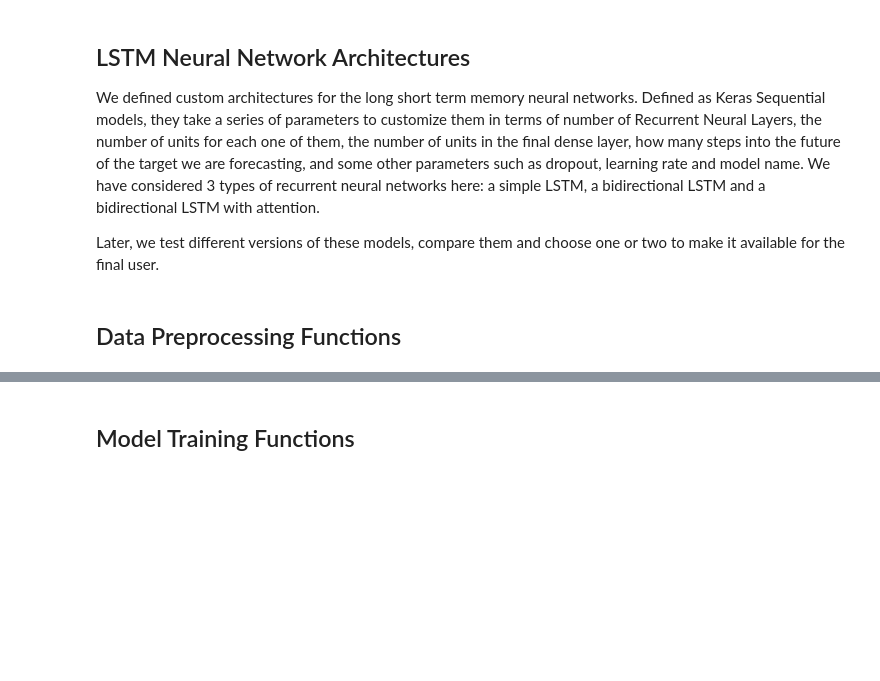
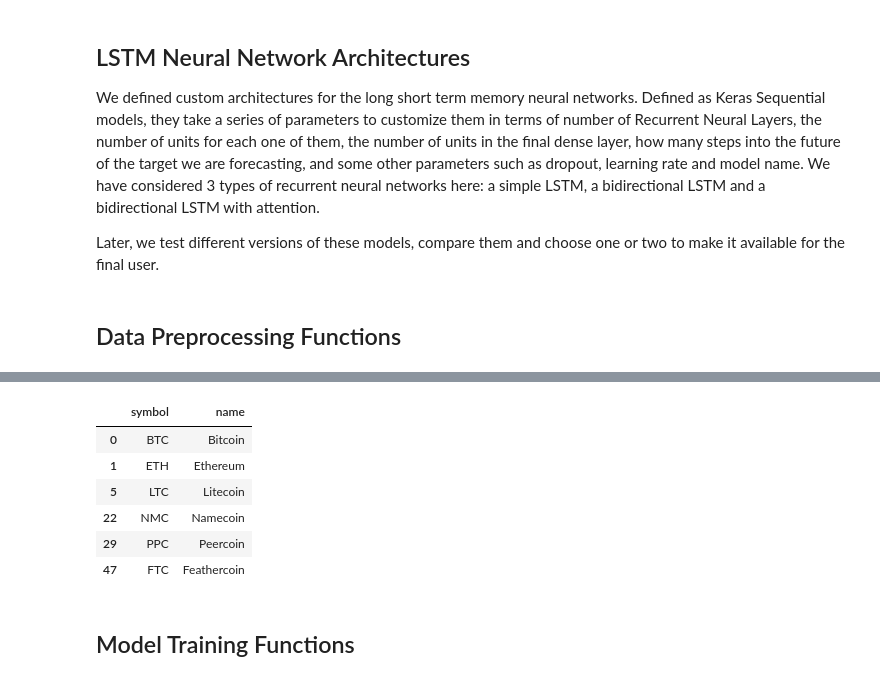
Before and after one commit to andres-pb/DS4A_project, a Jupyter notebook: model_selection_report.ipynb.ipynb, the cells around one changed output, grey strips where cells are left out. Cells and saved outputs as stored; diff of their text form; code cells hidden in the pictures; blank space fills up the shorter version.

```diff
--- a/model_selection_report.ipynb.ipynb
+++ b/model_selection_report.ipynb.ipynb
@@ -402,3 +430,13 @@ def prep_data(df, timesteps, test_days=365, scaler=None):
+# %%
+coins_df[['symbol', 'name']]
+# %% [output]
+|  | symbol | name |
+| 0 | BTC | Bitcoin |
+| 1 | ETH | Ethereum |
+| 5 | LTC | Litecoin |
+| 22 | NMC | Namecoin |
+| 29 | PPC | Peercoin |
+| 47 | FTC | Feathercoin |
 # %% [markdown]
 ## Model Training Functions
 # %%
```
Also changed, not shown: parts of 2 cells of this notebook.
